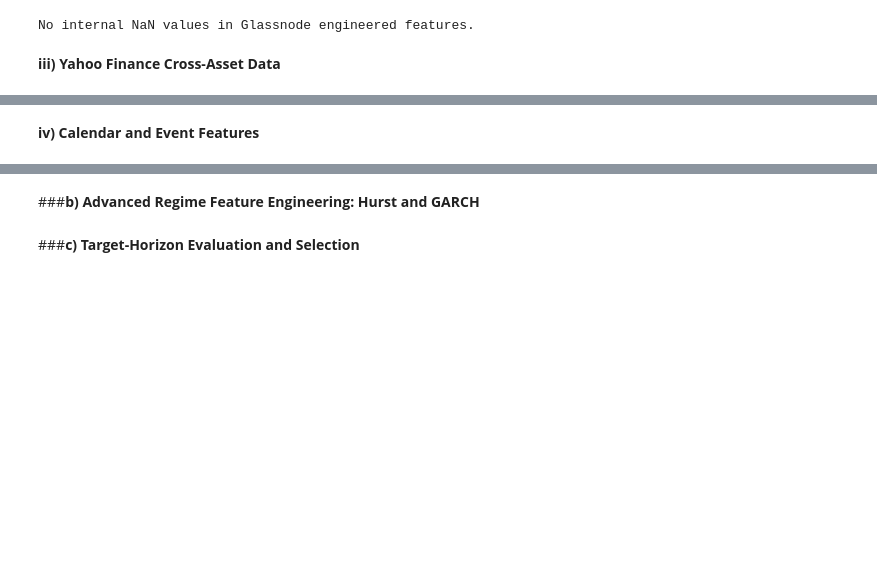
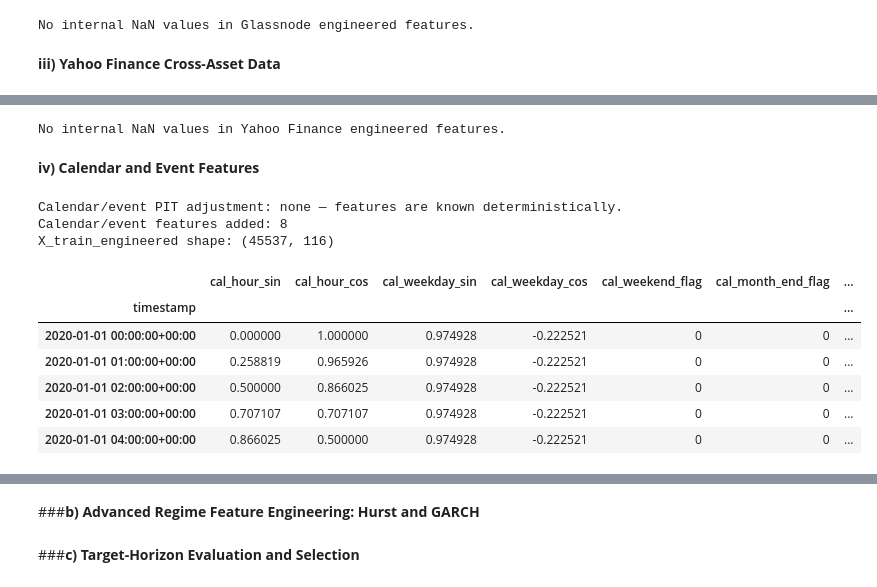
Before and after one commit to jade-lam/CQF, a Jupyter notebook: CQF_Final_Project.ipynb, the cells around one changed output, grey strips where cells are left out. Saved outputs shown, nothing was run; the diff lists cells and outputs as text; code cells hidden in the pictures; blank space fills up the shorter version.

```diff
--- a/CQF_Final_Project.ipynb
+++ b/CQF_Final_Project.ipynb
@@ -3161,2 +3223,56 @@ No internal NaN values in Glassnode engineered features.
+# %%
+# Yahoo Finance engineered-feature internal NaN audit
+yfinance_feature_cols = [
+    "yf_dxy_level", "yf_dxy_logret_24h", "yf_dxy_change_168h", "yf_dxy_zscore_720h",
+    "yf_spx_level", "yf_spx_logret_24h", "yf_spx_change_168h", "yf_spx_zscore_720h",
+    "yf_vix_level", "yf_vix_change_24h", "yf_vix_change_168h", "yf_vix_zscore_720h",
+    "yf_us10y_level", "yf_us10y_change_24h", "yf_us10y_change_168h", "yf_us10y_zscore_720h"
+]
+
+yfinance_nan_audit = pd.DataFrame(index=yfinance_feature_cols)
+yfinance_nan_audit["missing_total"] = X_train_engineered[yfinance_feature_cols].isna().sum()
+yfinance_nan_audit["first_valid"] = X_train_engineered[yfinance_feature_cols].apply(pd.Series.first_valid_index)
+yfinance_nan_audit["last_valid"] = X_train_engineered[yfinance_feature_cols].apply(pd.Series.last_valid_index)
+yfinance_nan_audit["internal_nan"] = [X_train_engineered.loc[row["first_valid"]:row["last_valid"], col].isna().sum() if pd.notna(row["first_valid"]) and pd.notna(row["last_valid"]) else len(X_train_engineered) for col, row in yfinance_nan_audit.iterrows()]
+yfinance_internal_nan = yfinance_nan_audit[yfinance_nan_audit["internal_nan"] > 0].sort_values(["internal_nan", "missing_total"], ascending=False)
+
+if yfinance_internal_nan.empty:
+    print("No internal NaN values in Yahoo Finance engineered features.")
+else:
+    display(yfinance_internal_nan)
+# %% [output]
+No internal NaN values in Yahoo Finance engineered features.
 # %% [markdown]
 **iv) Calendar and Event Features**
+# %%
+ # Calendar and event features — known deterministically at timestamp T
+
+calendar_existing_cols = set(X_train_engineered.columns)
+calendar_index = X_train_engineered.index
+
+X_train_engineered["cal_hour_sin"] = np.sin(2 * np.pi * calendar_index.hour / 24)
+X_train_engineered["cal_hour_cos"] = np.cos(2 * np.pi * calendar_index.hour / 24)
+X_train_engineered["cal_weekday_sin"] = np.sin(2 * np.pi * calendar_index.dayofweek / 7)
+X_train_engineered["cal_weekday_cos"] = np.cos(2 * np.pi * calendar_index.dayofweek / 7)
+X_train_engineered["cal_weekend_flag"] = calendar_index.dayofweek.isin([5, 6]).astype(int)
+X_train_engineered["cal_month_end_flag"] = calendar_index.is_month_end.astype(int)
+X_train_engineered["cal_quarter_end_flag"] = calendar_index.is_quarter_end.astype(int)
+X_train_engineered["cal_funding_hour_flag"] = calendar_index.hour.isin([0, 8, 16]).astype(int)
+
+calendar_feature_cols = [col for col in X_train_engineered.columns if col not in calendar_existing_cols]
+
+print("Calendar/event PIT adjustment: none — features are known deterministically.")
+print(f"Calendar/event features added: {len(calendar_feature_cols):,}")
+print(f"X_train_engineered shape: {X_train_engineered.shape}")
+display(X_train_engineered[calendar_feature_cols].head())
+# %% [output]
+Calendar/event PIT adjustment: none — features are known deterministically.
+Calendar/event features added: 8
+X_train_engineered shape: (45537, 116)
+|  | cal_hour_sin | cal_hour_cos | cal_weekday_sin | cal_weekday_cos | cal_weekend_flag | cal_month_end_flag | ... |
+| timestamp |  |  |  |  |  |  | ... |
+| 2020-01-01 00:00:00+00:00 | 0.000000 | 1.000000 | 0.974928 | -0.222521 | 0 | 0 | ... |
+| 2020-01-01 01:00:00+00:00 | 0.258819 | 0.965926 | 0.974928 | -0.222521 | 0 | 0 | ... |
+| 2020-01-01 02:00:00+00:00 | 0.500000 | 0.866025 | 0.974928 | -0.222521 | 0 | 0 | ... |
+| 2020-01-01 03:00:00+00:00 | 0.707107 | 0.707107 | 0.974928 | -0.222521 | 0 | 0 | ... |
+| 2020-01-01 04:00:00+00:00 | 0.866025 | 0.500000 | 0.974928 | -0.222521 | 0 | 0 | ... |
```
Also changed, not shown: parts of 3 cells of this notebook.
